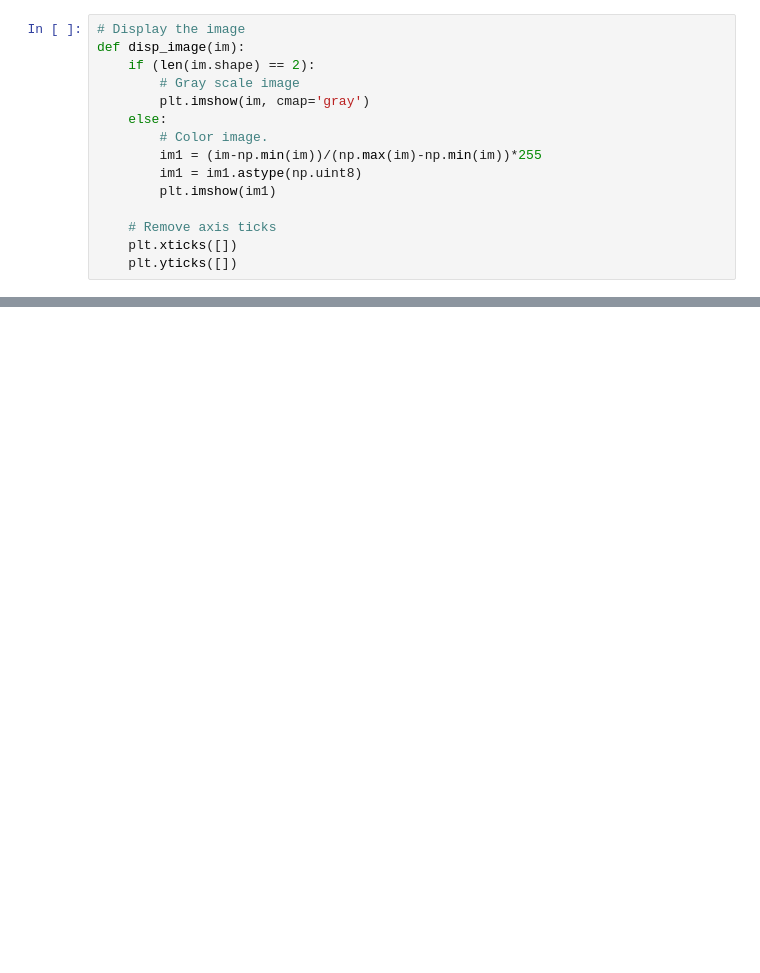
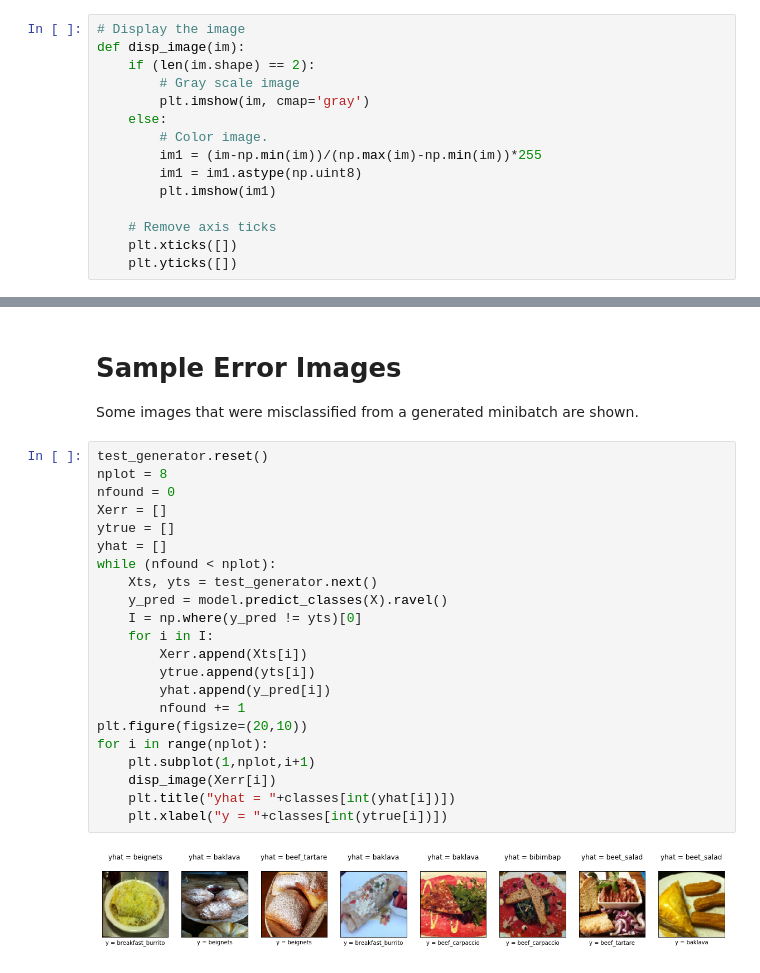
Before and after one commit to kylecng/food-classification, a Jupyter notebook: food-classifier.ipynb, the cells around one changed output, grey strips where cells are left out. Drawn from its saved outputs; the diff is of its cells as text; blank space fills up the shorter version.

```diff
--- a/food-classifier.ipynb
+++ b/food-classifier.ipynb
@@ -173,0 +218,27 @@ Epoch 1/5
+# %% [markdown]
+# Sample Error Images
+Some images that were misclassified from a generated minibatch are shown.
+# %%
+test_generator.reset()
+nplot = 8
+nfound = 0
+Xerr = []
+ytrue = []
+yhat = []
+while (nfound < nplot):
+    Xts, yts = test_generator.next()
+    y_pred = model.predict_classes(X).ravel()
+    I = np.where(y_pred != yts)[0]
+    for i in I:
+        Xerr.append(Xts[i])
+        ytrue.append(yts[i])
+        yhat.append(y_pred[i])
+        nfound += 1
+plt.figure(figsize=(20,10))
+for i in range(nplot):
+    plt.subplot(1,nplot,i+1)
+    disp_image(Xerr[i])
+    plt.title("yhat = "+classes[int(yhat[i])])
+    plt.xlabel("y = "+classes[int(ytrue[i])])
+# %% [output]
+[figure, added]
```
Also changed, not shown: parts of 16 cells of this notebook, 2 other files.
